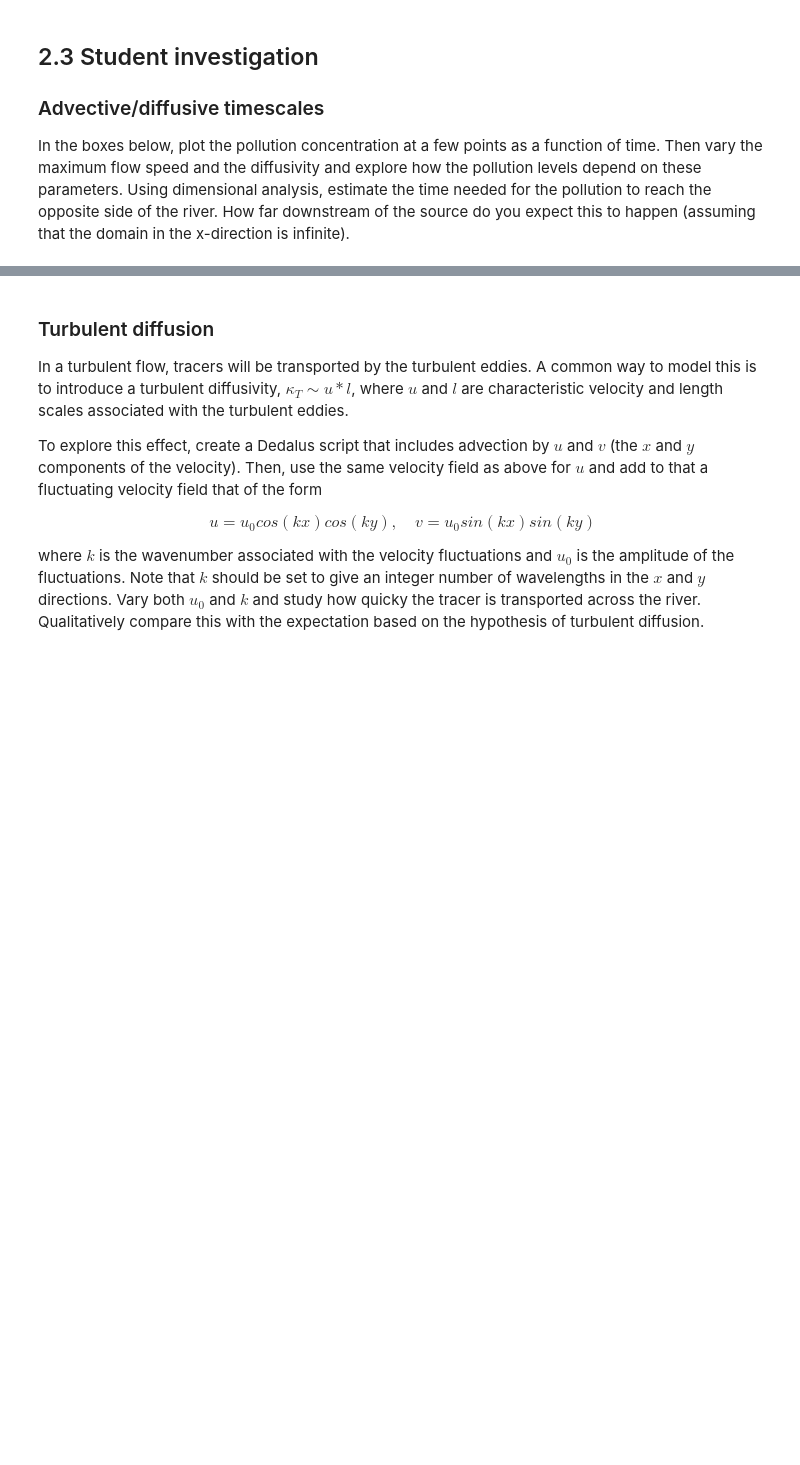
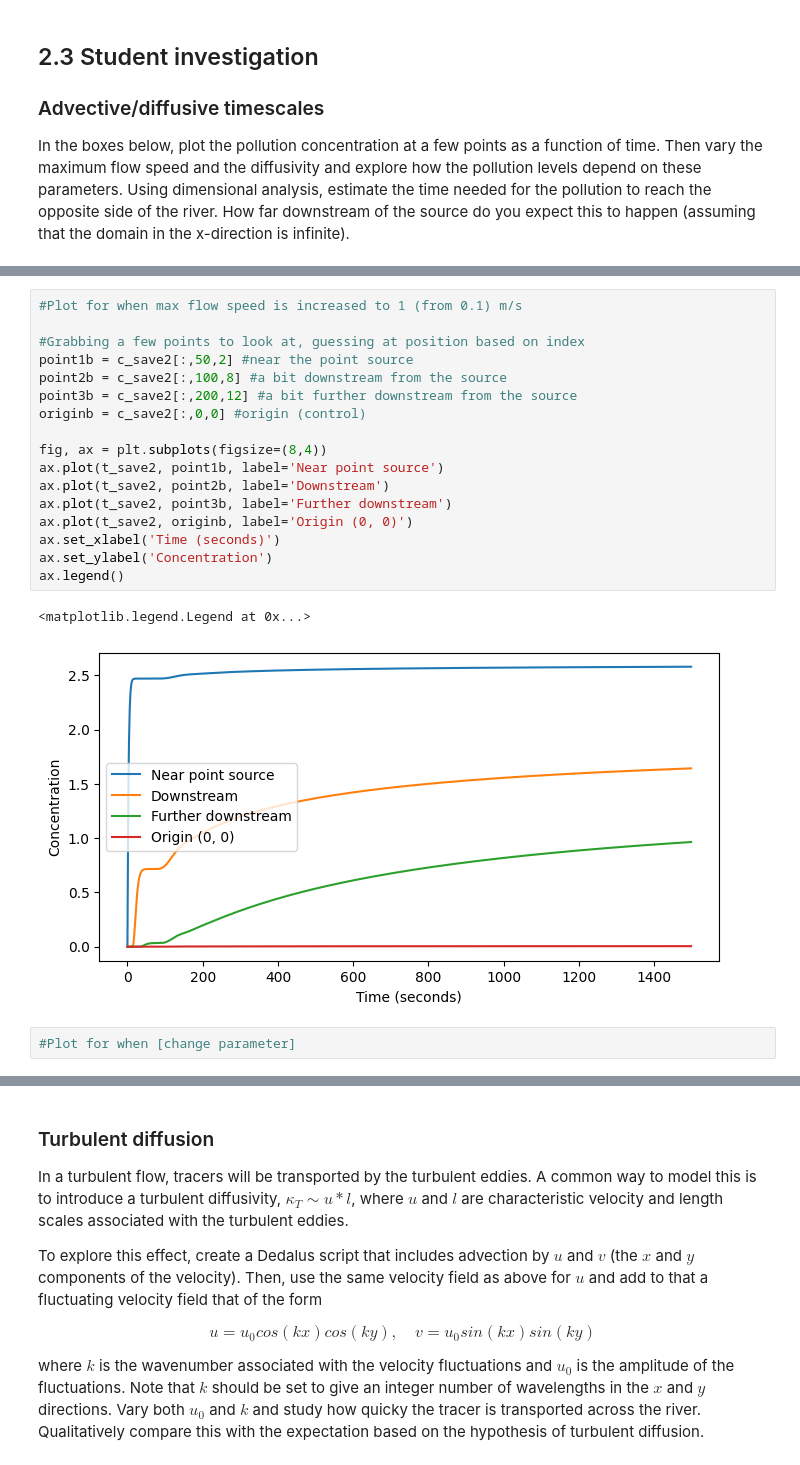
Before and after one commit to OscarHorstrup/QCES_0311K, a Jupyter notebook: Project2_transport.ipynb, the cells around one changed output, grey strips where cells are left out. Saved outputs shown, nothing was run; the diff lists cells and outputs as text; blank space fills up the shorter version.

```diff
--- a/Project2_transport.ipynb
+++ b/Project2_transport.ipynb
@@ -807,0 +922,22 @@ ADD DISCUSSION HERE
+# %%
+#Plot for when max flow speed is increased to 1 (from 0.1) m/s
+
+#Grabbing a few points to look at, guessing at position based on index
+point1b = c_save2[:,50,2] #near the point source
+point2b = c_save2[:,100,8] #a bit downstream from the source
+point3b = c_save2[:,200,12] #a bit further downstream from the source
+originb = c_save2[:,0,0] #origin (control)
+
+fig, ax = plt.subplots(figsize=(8,4))
+ax.plot(t_save2, point1b, label='Near point source')
+ax.plot(t_save2, point2b, label='Downstream')
+ax.plot(t_save2, point3b, label='Further downstream')
+ax.plot(t_save2, originb, label='Origin (0, 0)')
+ax.set_xlabel('Time (seconds)')
+ax.set_ylabel('Concentration')
+ax.legend()
+# %% [output]
+<matplotlib.legend.Legend at 0x...>
+[figure, added]
+# %%
+#Plot for when [change parameter]
```
Also changed, not shown: parts of 7 cells of this notebook.
